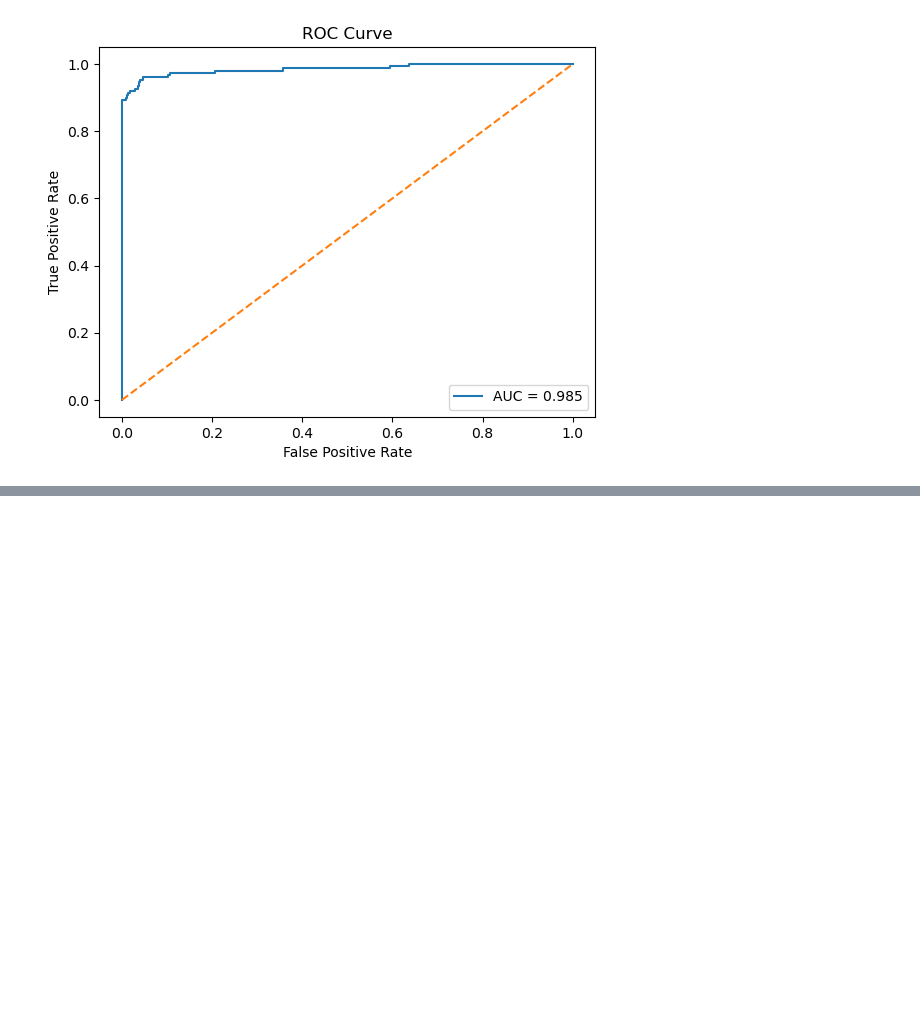
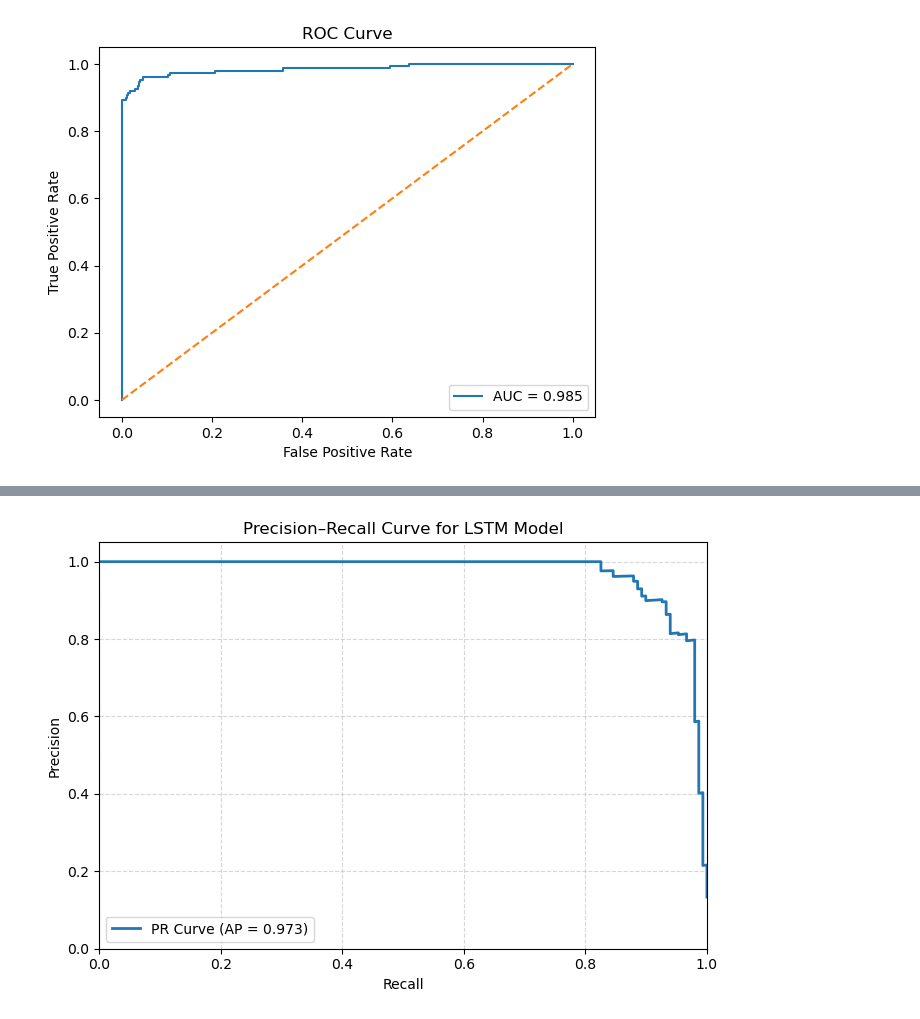
Before and after one commit to NgoHoangNhatMinh/cs3264-project, a Jupyter notebook: Minh/notebooks/scam-guard-lstm.ipynb, the cells around one changed output, grey strips where cells are left out. Saved outputs shown, nothing was run; the diff lists cells and outputs as text; code cells hidden in the pictures; blank space fills up the shorter version.

Commit message:
Added visualisations to LSTM

```diff
--- a/Minh/notebooks/scam-guard-lstm.ipynb
+++ b/Minh/notebooks/scam-guard-lstm.ipynb
@@ -634,0 +1164,43 @@ plt.show()
+# %%
+import numpy as np
+import matplotlib.pyplot as plt
+from sklearn.metrics import precision_recall_curve, average_precision_score
+
+# Collect probabilities and labels from the best model
+best_model.eval()
+all_probs = []
+all_labels = []
+
+with torch.no_grad():
+    for texts, labels in test_loader:
+        texts = texts.to(device)
+        labels = labels.to(device)
+
+        lengths = (texts != 0).sum(dim=1).cpu()
+        logits = best_model(texts, lengths).squeeze(1)
+        probs = torch.sigmoid(logits)
+
+        all_probs.extend(probs.cpu().numpy())
+        all_labels.extend(labels.cpu().numpy())
+
+all_probs = np.array(all_probs)
+all_labels = np.array(all_labels)
+
+# Compute PR curve
+precision, recall, thresholds = precision_recall_curve(all_labels, all_probs)
+ap_score = average_precision_score(all_labels, all_probs)
+
+# Plot
+plt.figure(figsize=(7, 5))
+plt.plot(recall, precision, linewidth=2, label=f"PR Curve (AP = {ap_score:.3f})")
+plt.xlabel("Recall")
+plt.ylabel("Precision")
+plt.title("Precision–Recall Curve for LSTM Model")
+plt.xlim([0, 1])
+plt.ylim([0, 1.05])
+plt.grid(True, linestyle="--", alpha=0.5)
+plt.legend()
+plt.tight_layout()
+plt.show()
+# %% [output]
+[figure, added]
```
Also changed, not shown: parts of 12 cells of this notebook.
